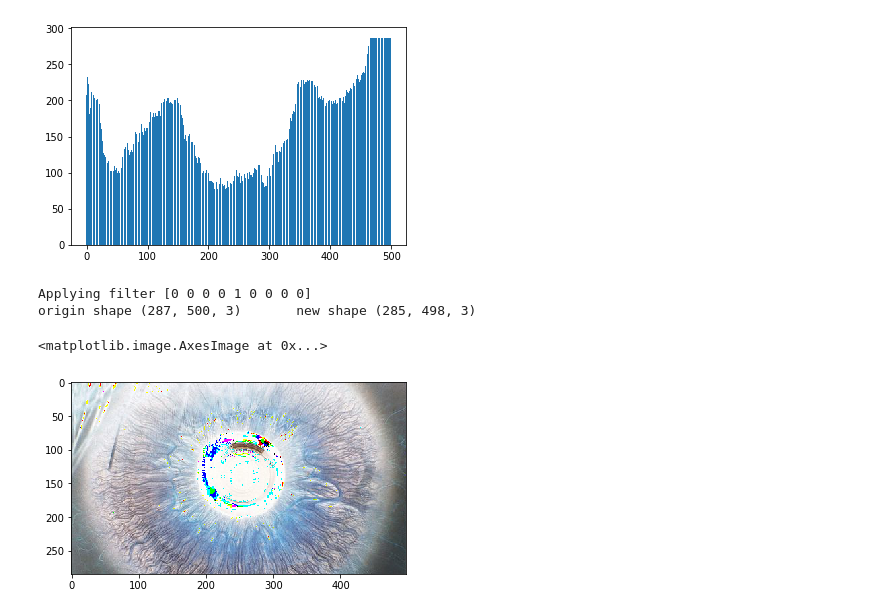
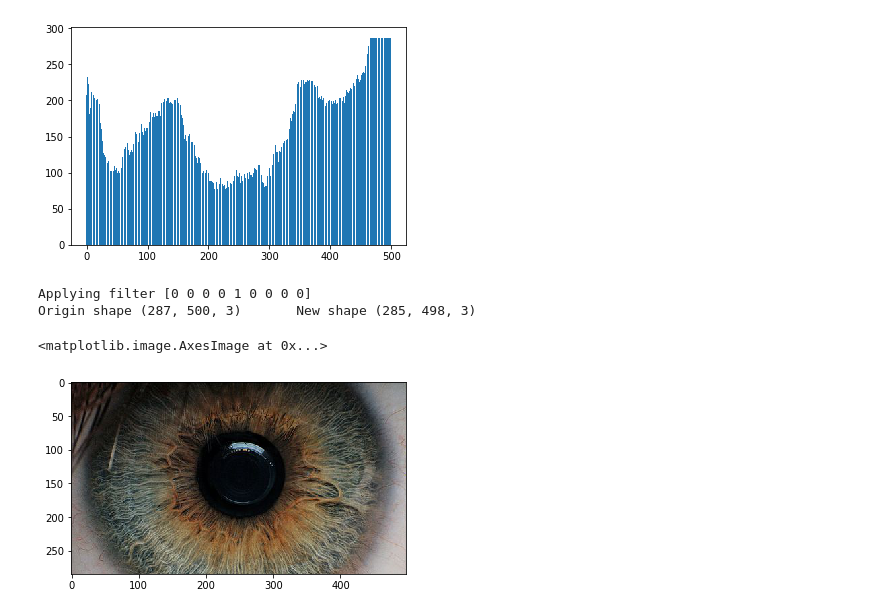
Before and after one commit to alcaster/Biometry-October, a Jupyter notebook: Image filtration.ipynb, the cells around one changed output. Cells and saved outputs as stored; diff of their text form; code cells hidden in the pictures.

Commit message:
Functionality of applying filters.

```diff
--- a/Image filtration.ipynb
+++ b/Image filtration.ipynb
@@ -117,26 +146,10 @@ img = filtr.img
 basic_filter = [[0,0,0],[0,1,0],[0,0,0]]
-# %%
-basic_filter = np.array(basic_filter).flatten()
-def filtring(img, my_filtr):
-    new_image = []
-    print(f'Applying filter {basic_filter}')
-    for index, (row1,row2,row3) in enumerate(zip(img[0:],img[1:],img[2:])):
-        new_image.append([])
-        for frame in zip(row1[0:],row1[1:],row1[2:],row2[0:],row2[1:],row2[2:],row3[0:],row3[1:],row3[2:]):
-            frame = np.array(frame)
-            r, g, b = [frame[:,i] for i in range(3)]
-#             print(f'Red pixels {r}')
-            new_pixel = np.dot([r,g,b], my_filtr).astype(float)
-            new_image[index].append(new_pixel)
-#             print(f'New pixel {new_pixel}')
-    return np.array(new_image)
-new_image = (filtring(filtr.img, basic_filter))
-print(f'origin shape {img.shape} \t new shape {new_image.shape}')
-# %% [output]
-Applying filter [0 0 0 0 1 0 0 0 0]
-origin shape (287, 500, 3)       new shape (285, 498, 3)
-# %%
-imshow(new_image)
-# %% [output]
-<matplotlib.image.AxesImage at 0x...>
-[figure, removed]
+# %%
+new_image = (pixel_processor.convolution(basic_filter))
+print(f'Origin shape {img.shape} \t New shape {new_image.shape}')
+imshow(new_image)
+# %% [output]
+Applying filter [0 0 0 0 1 0 0 0 0]
+Origin shape (287, 500, 3)       New shape (285, 498, 3)
+<matplotlib.image.AxesImage at 0x...>
+[figure, added]
```
Also changed, not shown: parts of 12 cells of this notebook.
